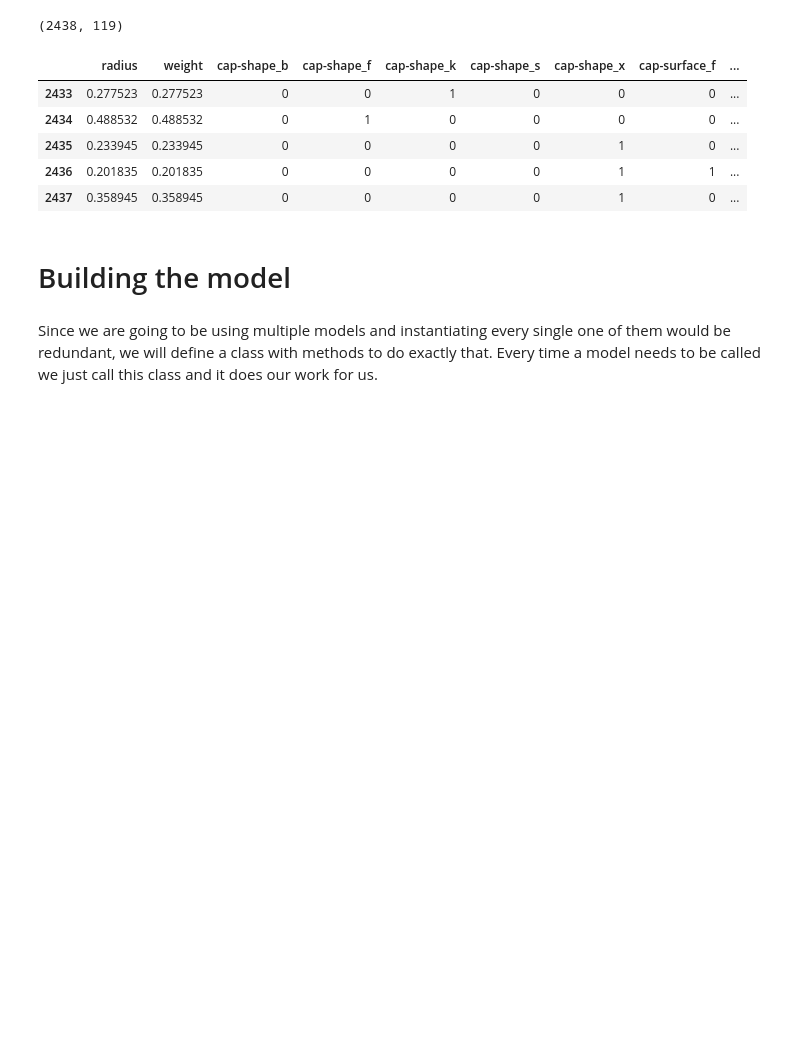
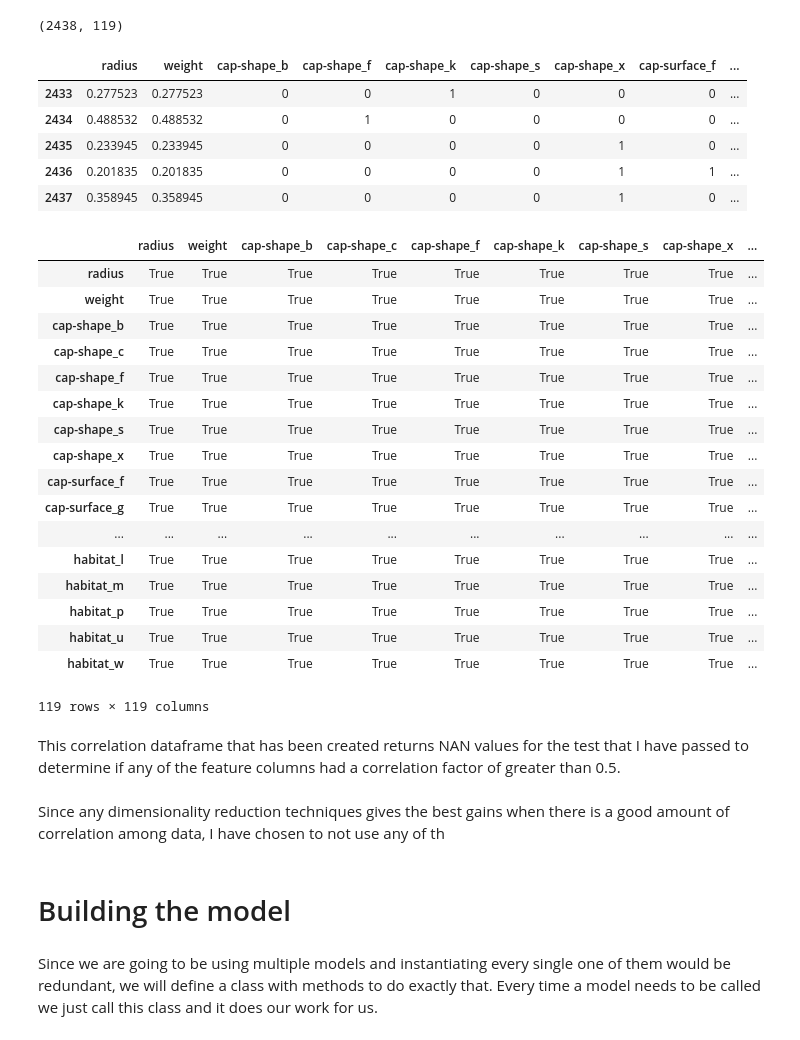
Before and after one commit to wannabeOG/DSG_Solution, a Jupyter notebook: DSG_Assignment .ipynb, the cells around one changed output. Cells and saved outputs as stored; diff of their text form; code cells hidden in the pictures; blank space fills up the shorter version.

```diff
--- a/DSG_Assignment .ipynb
+++ b/DSG_Assignment .ipynb
@@ -140,6 +142,32 @@ X_test.tail()
 | 2435 | 0.233945 | 0.233945 | 0 | 0 | 0 | 0 | 1 | 0 | ... |
 | 2436 | 0.201835 | 0.201835 | 0 | 0 | 0 | 0 | 1 | 1 | ... |
 | 2437 | 0.358945 | 0.358945 | 0 | 0 | 0 | 0 | 1 | 0 | ... |
+# %%
+corr_df=X_train.corr()
+pd.isnull(corr_df[corr_df>0.5][corr_df!=1])
+# %% [output]
+|  | radius | weight | cap-shape_b | cap-shape_c | cap-shape_f | cap-shape_k | cap-shape_s | cap-shape_x | ... |
+| radius | True | True | True | True | True | True | True | True | ... |
+| weight | True | True | True | True | True | True | True | True | ... |
+| cap-shape_b | True | True | True | True | True | True | True | True | ... |
+| cap-shape_c | True | True | True | True | True | True | True | True | ... |
+| cap-shape_f | True | True | True | True | True | True | True | True | ... |
+| cap-shape_k | True | True | True | True | True | True | True | True | ... |
+| cap-shape_s | True | True | True | True | True | True | True | True | ... |
+| cap-shape_x | True | True | True | True | True | True | True | True | ... |
+| cap-surface_f | True | True | True | True | True | True | True | True | ... |
+| cap-surface_g | True | True | True | True | True | True | True | True | ... |
+| ... | ... | ... | ... | ... | ... | ... | ... | ... | ... |
+| habitat_l | True | True | True | True | True | True | True | True | ... |
+| habitat_m | True | True | True | True | True | True | True | True | ... |
+| habitat_p | True | True | True | True | True | True | True | True | ... |
+| habitat_u | True | True | True | True | True | True | True | True | ... |
+| habitat_w | True | True | True | True | True | True | True | True | ... |
+119 rows × 119 columns
+# %% [markdown]
+This correlation dataframe that has been created returns NAN values for the test that I have passed to determine if any of the feature columns had a correlation factor of greater than 0.5.
+# %% [markdown]
+Since any dimensionality reduction techniques gives the best gains when there is a good amount of correlation among data, I have chosen to not use any of th
 # %% [markdown]
 # Building the model
 # %% [markdown]
```
Also changed, not shown: parts of 2 cells of this notebook.
